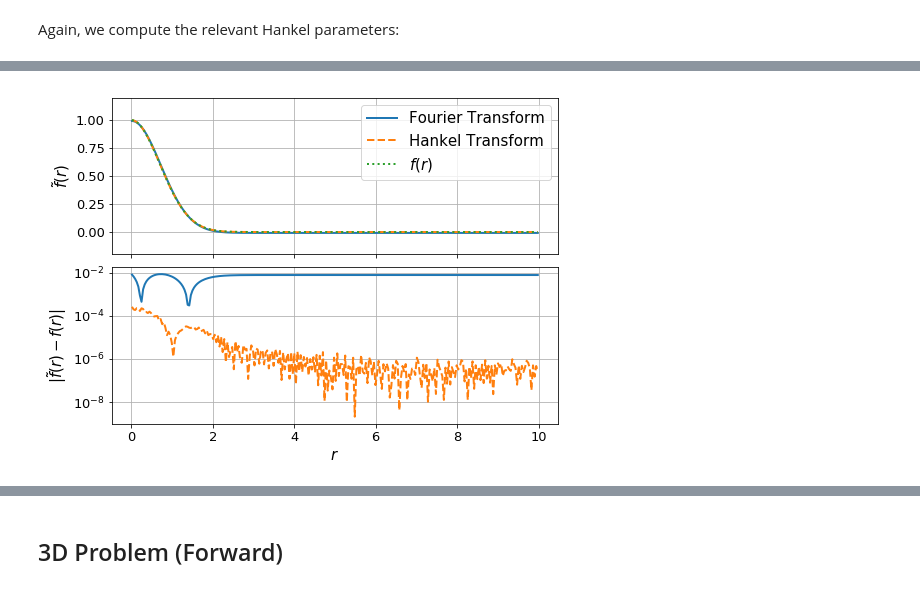
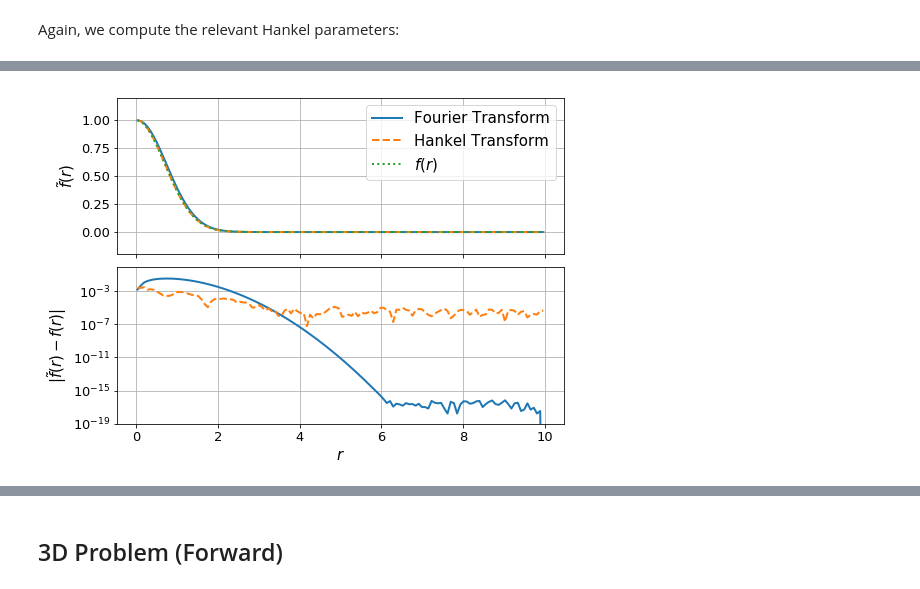
Before and after one commit to steven-murray/hankel, a Jupyter notebook: docs/demos/paper_plots.ipynb, the cells around one changed output, grey strips where cells are left out. Saved outputs shown, nothing was run; the diff lists cells and outputs as text; code cells hidden in the pictures.

Commit message:
laplce paper version

```diff
--- a/docs/demos/paper_plots.ipynb
+++ b/docs/demos/paper_plots.ipynb
@@ -44,7 +44,7 @@ from os import path
 %matplotlib inline
 # %%
 ## Put the prefix to the figure directory here for your computer. If you don't want to save files, set to empty string, or None.
-prefix = "/home/steven/Documents/Projects/HANKEL/laplacian_paper/Figures/"
+prefix =  path.expanduser("~/Documents/Projects/HANKEL/laplacian_paper/Figures/")
 # %% [markdown]
 ## Standard Plot Aesthetics
 # %%
@@ -123,7 +123,7 @@ def ft_transformation_2d(f,x, inverse=False):
 
         g2d = ifft2(-invK2 * fft2(f(r)).real).real
 
-    return x[len(x)/2:], g2d[len(x)/2,len(x)/2:]
+    return x[len(x)//2:], g2d[len(x)//2,len(x)//2:]
 # %%
 def ht_transformation_nd(f,N_forward,h_forward,K,r,ndim=2, inverse=False, N_back=None, h_back=None,
                          ret_everything=False):
@@ -277,29 +278,30 @@ r_ft, f_ft = ft_transformation_2d(g,x_ft, inverse=True)
 f_ht = ht_transformation_nd(g,N_forward=Nforward, h_forward=hforward,N_back=Nback, h_back=hback, K = K, r = r_ht, inverse=True)
 # %%
 fig, ax = plt.subplots(2,1, sharex=True,gridspec_kw={"hspace":0.08},figsize=(8,6))
-
-ax[0].plot(r_ft,f_ft, label="Fourier Transform", lw=2)
+#np.mean(f(r_ft)) - np.mean(f_ft)
+ax[0].plot(r_ft,f_ft + f(r_ft)[-1] - f_ft[-1], label="Fourier Transform", lw=2)
 ax[0].plot(r_ht, f_ht, label="Hankel Transform", lw=2, ls='--')
 ax[0].plot(r_ht, f(r_ht), label = "$f(r)$", lw=2, ls = ':')
 ax[0].legend()
 
 ax[0].grid(True)
 ax[0].set_ylabel(r"$\tilde{f}(r)$",fontsize=15)
 ax[0].set_ylim(-0.2,1.2)
 #ax[0].set_yscale('log')
 
-ax[1].plot(r_ft, np.abs(f_ft-f(r_ft)), lw=2)
-ax[1].plot(r_ht, np.abs(f_ht-f(r_ht)),lw=2, ls='--')
+ax[1].plot(r_ft, np.abs(f_ft + f(r_ft)[-1] - f_ft[-1] -f(r_ft)), lw=2)
+ax[1].plot(r_ht, np.abs(f_ht -f(r_ht)),lw=2, ls='--')
 
 ax[1].set_yscale('log')
 ax[1].set_ylabel(r"$|\tilde{f}(r)-f(r)|$",fontsize=15)
 ax[1].set_xlabel(r"$r$",fontsize=15)
+ax[1].set_ylim(1e-19, 0.8)
 plt.grid(True)
 
 if prefix:
     fig.savefig(path.join(prefix,"inverse_laplacian.pdf"))
 # %% [output]
-[figure, old version]
+[figure, new version]
 # %%
 %timeit ft_transformation_2d(g,x_ft, inverse=True)
 %timeit ht_transformation_nd(g,N_forward=Nforward, h_forward=hforward,N_back=Nback, h_back=hback, K = K, r = r_ht, inverse=True)
```
Also changed, not shown: parts of 9 cells of this notebook.
